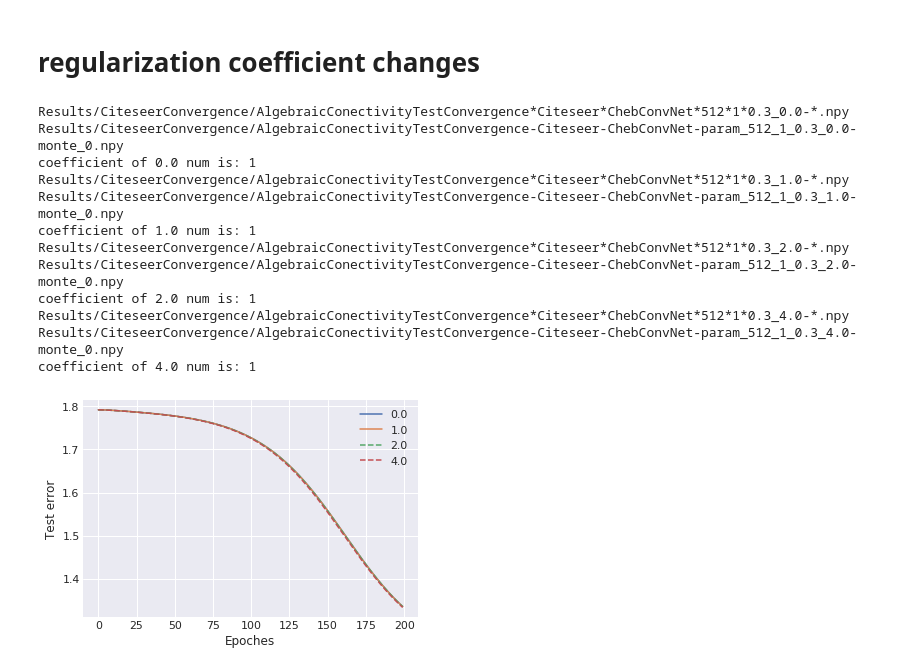
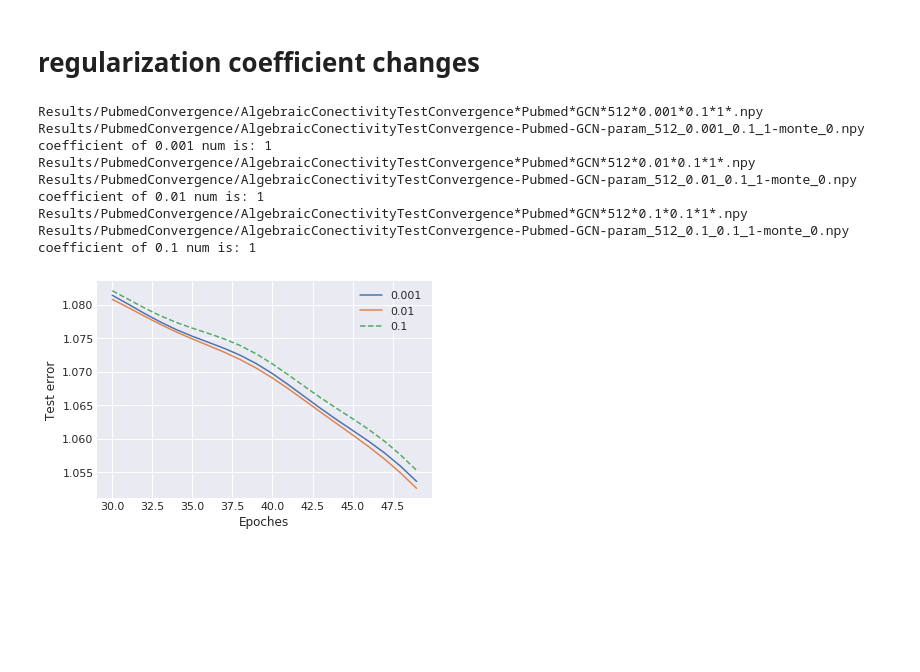
Before and after one commit to ggzhang0071/pytorch_geometric-1, a Jupyter notebook: PlotConvergenceCompare.ipynb, the cells around one changed output. Cells and saved outputs as stored; diff of their text form; code cells hidden in the pictures; blank space fills up the shorter version.

```diff
--- a/PlotConvergenceCompare.ipynb
+++ b/PlotConvergenceCompare.ipynb
@@ -506,28 +506,25 @@ ModuleNotFoundError: No module named 'seaborn'
 # %%
 from PlotMonteCalorsConvergence import PlotMonteCalorsTimesConvergenceNpy
 coefficientsFirst=[512]
-coefficientsSecond=[1]
-coefficientsThree=[0.3]
-coefficientsFour=[0.0,1.0,2.0,4.0]
-dataset="Citeseer"
-modelName="ChebConvNet"
+coefficientsSecond=[0.001,0.01,0.1]
+coefficientsThree=[0.1]
+coefficientsFour=[1]
+dataset="Pubmed"
+modelName="GCN"
 file_constraited="Results/{}Convergence/AlgebraicConectivityTestConvergence".format(dataset)
-save_png_name='Results/RegularizationCoeffiCompare_{}.png'.format(dataset)
-start_plot=0
-epochs=200
-args=coefficientsFour
+save_png_name='Results/WeightCorrectionCoeffiCompare_{}.png'.format(dataset)
+start_plot=30
+epochs=20
+args=coefficientsSecond
 PlotMonteCalorsTimesConvergenceNpy(dataset,modelName,file_constraited,coefficientsFirst,coefficientsSecond,coefficientsThree,coefficientsFour,save_png_name,start_plot,epochs,*args)
 # %% [output]
-Results/CiteseerConvergence/AlgebraicConectivityTestConvergence*Citeseer*ChebConvNet*512*1*0.3_0.0-*.npy
-Results/CiteseerConvergence/AlgebraicConectivityTestConvergence-Citeseer-ChebConvNet-param_512_1_0.3_0.0-monte_0.npy
-coefficient of 0.0 num is: 1
-Results/CiteseerConvergence/AlgebraicConectivityTestConvergence*Citeseer*ChebConvNet*512*1*0.3_1.0-*.npy
-Results/CiteseerConvergence/AlgebraicConectivityTestConvergence-Citeseer-ChebConvNet-param_512_1_0.3_1.0-monte_0.npy
-coefficient of 1.0 num is: 1
-Results/CiteseerConvergence/AlgebraicConectivityTestConvergence*Citeseer*ChebConvNet*512*1*0.3_2.0-*.npy
-Results/CiteseerConvergence/AlgebraicConectivityTestConvergence-Citeseer-ChebConvNet-param_512_1_0.3_2.0-monte_0.npy
-coefficient of 2.0 num is: 1
-Results/CiteseerConvergence/AlgebraicConectivityTestConvergence*Citeseer*ChebConvNet*512*1*0.3_4.0-*.npy
-Results/CiteseerConvergence/AlgebraicConectivityTestConvergence-Citeseer-ChebConvNet-param_512_1_0.3_4.0-monte_0.npy
-coefficient of 4.0 num is: 1
+Results/PubmedConvergence/AlgebraicConectivityTestConvergence*Pubmed*GCN*512*0.001*0.1*1*.npy
+Results/PubmedConvergence/AlgebraicConectivityTestConvergence-Pubmed-GCN-param_512_0.001_0.1_1-monte_0.npy
+coefficient of 0.001 num is: 1
+Results/PubmedConvergence/AlgebraicConectivityTestConvergence*Pubmed*GCN*512*0.01*0.1*1*.npy
+Results/PubmedConvergence/AlgebraicConectivityTestConvergence-Pubmed-GCN-param_512_0.01_0.1_1-monte_0.npy
+coefficient of 0.01 num is: 1
+Results/PubmedConvergence/AlgebraicConectivityTestConvergence*Pubmed*GCN*512*0.1*0.1*1*.npy
+Results/PubmedConvergence/AlgebraicConectivityTestConvergence-Pubmed-GCN-param_512_0.1_0.1_1-monte_0.npy
+coefficient of 0.1 num is: 1
-[figure, old version]
+[figure, new version]
```
Also changed, not shown: 3 other files.
